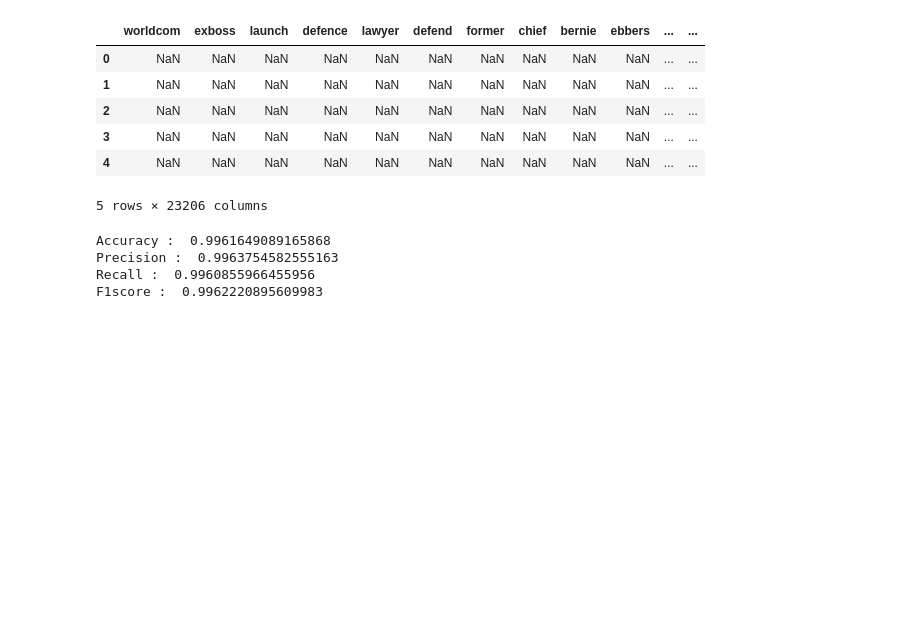
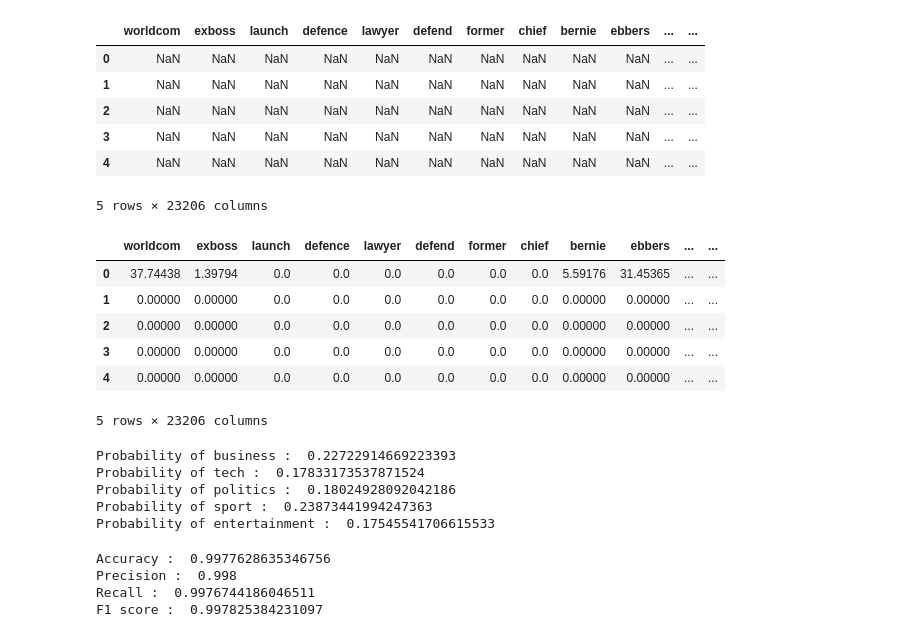
Before and after one commit to varunjj1999/CSE508_Winter2023_A2_42, a Jupyter notebook: IR_A2_Q2.ipynb, the cells around one changed output. Cells and saved outputs as stored; diff of their text form; code cells hidden in the pictures; blank space fills up the shorter version.

```diff
--- a/IR_A2_Q2.ipynb
+++ b/IR_A2_Q2.ipynb
@@ -200,4 +203,22 @@ X.head()
 | 3 | NaN | NaN | NaN | NaN | NaN | NaN | NaN | NaN | NaN | NaN | ... | ... |
 | 4 | NaN | NaN | NaN | NaN | NaN | NaN | NaN | NaN | NaN | NaN | ... | ... |
 5 rows × 23206 columns
+# %%
+# Filling the values of TF_ICF as per the words occuring sentence wise
+n = df.index
+for i in range(len(n)):
+  c = df.iloc[i]['Category']
+  text = df.iloc[i]['Text']
+  for word in text:
+     X.iloc[i][word] = tf_icf_df.loc[c][word]
+X=X.fillna(0)
+X.head()
+# %% [output]
+|  | worldcom | exboss | launch | defence | lawyer | defend | former | chief | bernie | ebbers | ... | ... |
+| 0 | 37.74438 | 1.39794 | 0.0 | 0.0 | 0.0 | 0.0 | 0.0 | 0.0 | 5.59176 | 31.45365 | ... | ... |
+| 1 | 0.00000 | 0.00000 | 0.0 | 0.0 | 0.0 | 0.0 | 0.0 | 0.0 | 0.00000 | 0.00000 | ... | ... |
+| 2 | 0.00000 | 0.00000 | 0.0 | 0.0 | 0.0 | 0.0 | 0.0 | 0.0 | 0.00000 | 0.00000 | ... | ... |
+| 3 | 0.00000 | 0.00000 | 0.0 | 0.0 | 0.0 | 0.0 | 0.0 | 0.0 | 0.00000 | 0.00000 | ... | ... |
+| 4 | 0.00000 | 0.00000 | 0.0 | 0.0 | 0.0 | 0.0 | 0.0 | 0.0 | 0.00000 | 0.00000 | ... | ... |
+5 rows × 23206 columns
 # %%
@@ -224,4 +244,41 @@ y_train=list(y_train)
+# %%
+# Calculating the probability of each category based on the frequency of documets in training set
+cb=0
+ct=0
+cp=0
+cs=0
+ce=0
+n=len(y_train)
+for i in y_train:
+  if i=='business':
+    cb+=1
+  elif i=='tech':
+    ct+=1
+  elif i=='politics':
+    cp+=1
+  elif i=='sport':
+    cs+=1
+  elif i=='entertainment':
+    ce+=1
+
+prob_b=cb/n
+prob_t=ct/n
+prob_p=cp/n
+prob_s=cs/n
+prob_e=ce/n
+print("Probability of business : ",prob_b)
+print("Probability of tech : ",prob_t)
+print("Probability of politics : ",prob_p)
+print("Probability of sport : ",prob_s)
+print("Probability of entertainment : ",prob_e)
+# %% [output]
+Probability of business :  0.22722914669223393
+Probability of tech :  0.17833173537871524
+Probability of politics :  0.18024928092042186
+Probability of sport :  0.23873441994247363
+Probability of entertainment :  0.17545541706615533
 # %%
+# Calculation of the various metrics
 def score_metrics(y_test,y_pred):
   accuracy = accuracy_score(y_test, y_pred)
   recall = recall_score(y_test, y_pred,average='macro')
@@ -231,11 +288,14 @@ def score_metrics(y_test,y_pred):
   print('Accuracy : ', accuracy)
   print("Precision : ",precision)
   print('Recall : ', recall)
-  print('F1score : ', f1)
+  print('F1 score : ', f1)
 
+
+y_test=list(y_test)
+y_train=list(y_train)
 score_metrics(y_test,y_pred)
 # %% [output]
-Accuracy :  0.9961649089165868
-Precision :  0.9963754582555163
-Recall :  0.9960855966455956
-F1score :  0.9962220895609983
+Accuracy :  0.9977628635346756
+Precision :  0.998
+Recall :  0.9976744186046511
+F1 score :  0.997825384231097
```
Also changed, not shown: parts of 19 cells of this notebook.
